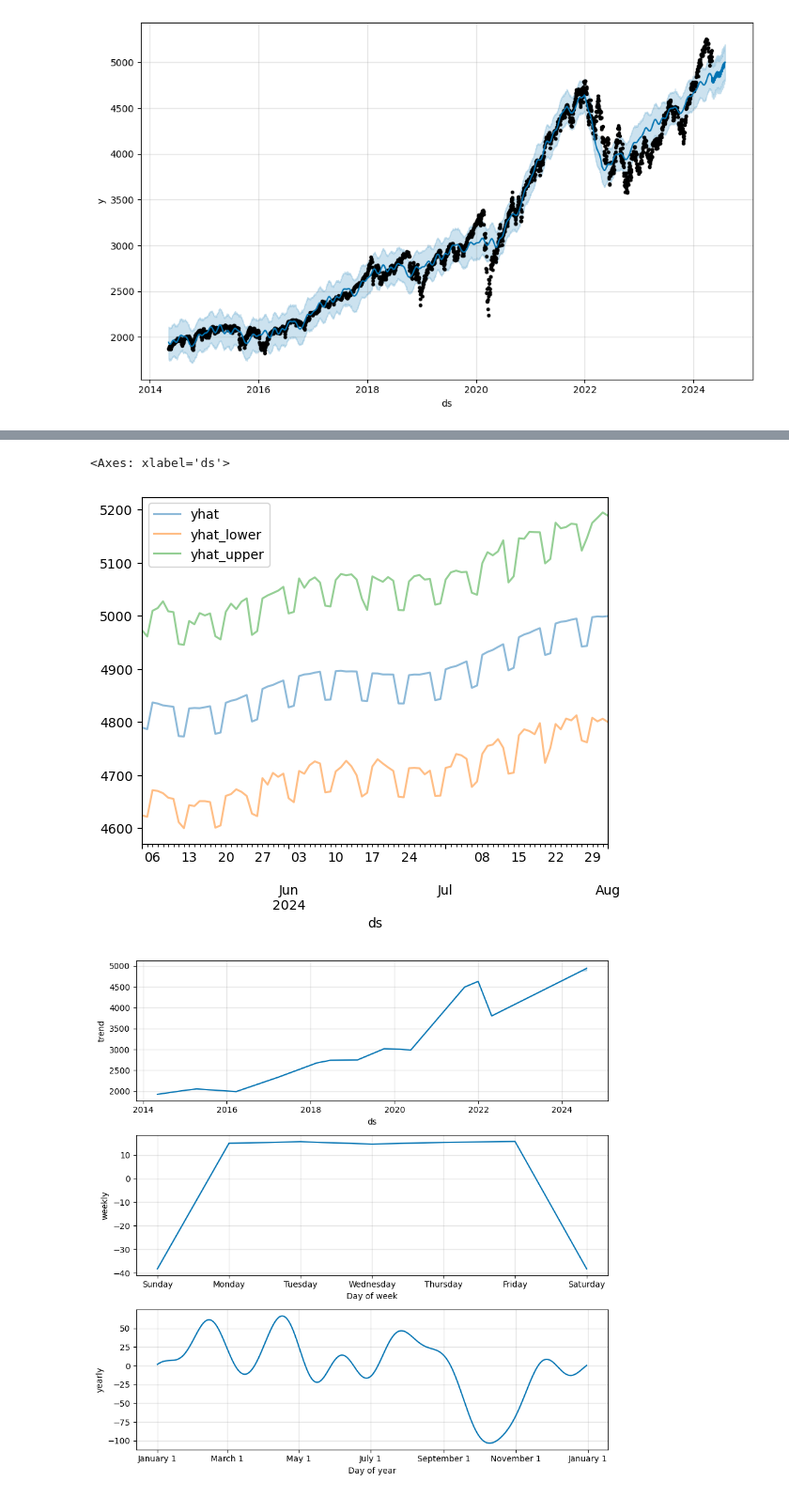
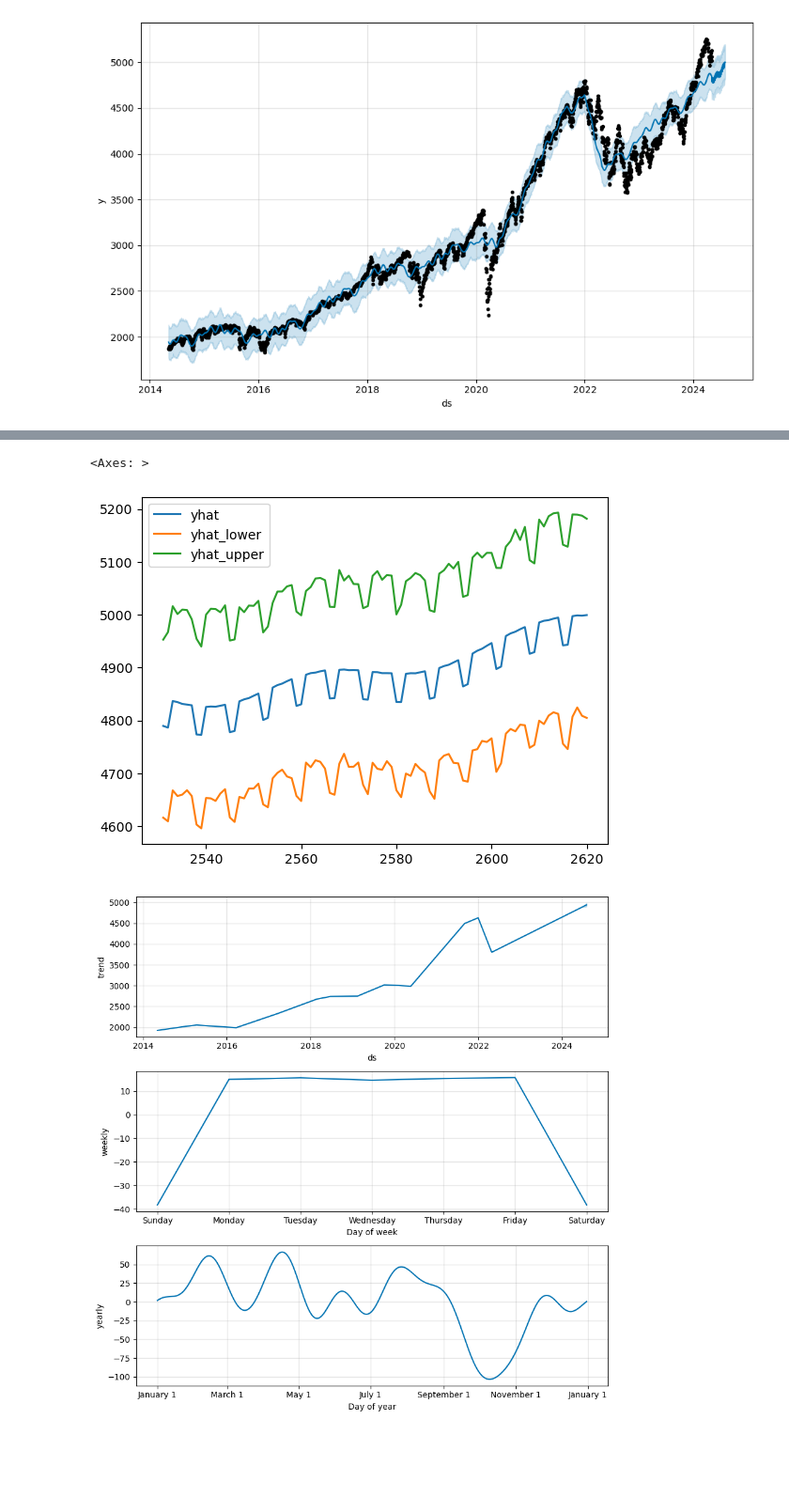
Before and after one commit to itaylor1645/project_1, a Jupyter notebook: stocks.ipynb, the cells around one changed output, grey strips where cells are left out. Shown at 94% size. Drawn from its saved outputs; the diff is of its cells as text; code cells hidden in the pictures; blank space fills up the shorter version.

```diff
--- a/stocks.ipynb
+++ b/stocks.ipynb
@@ -594,12 +592,10 @@ sp500_forecast[['yhat', 'yhat_lower', 'yhat_upper']]
 # %%
 # From the sp500_forecast DataFrame, plot the data to visualize
 #  the yhat, yhat_lower, and yhat_upper columns over the last 90 days
-sp500_forecast[['yhat', 'yhat_lower', 'yhat_upper']].iloc[-90:,:].plot(
-    alpha = .5
-)
+sp500_forecast[['yhat', 'yhat_lower', 'yhat_upper']].iloc[-90:,:].plot()
 # %% [output]
-<Axes: xlabel='ds'>
+<Axes: >
-[figure, old version]
+[figure, new version]
 # %%
 # Reset the index in the sp500_forecast DataFrame
 sp500_forecast = sp500_forecast.reset_index()
```
Also changed, not shown: parts of 9 cells of this notebook.
